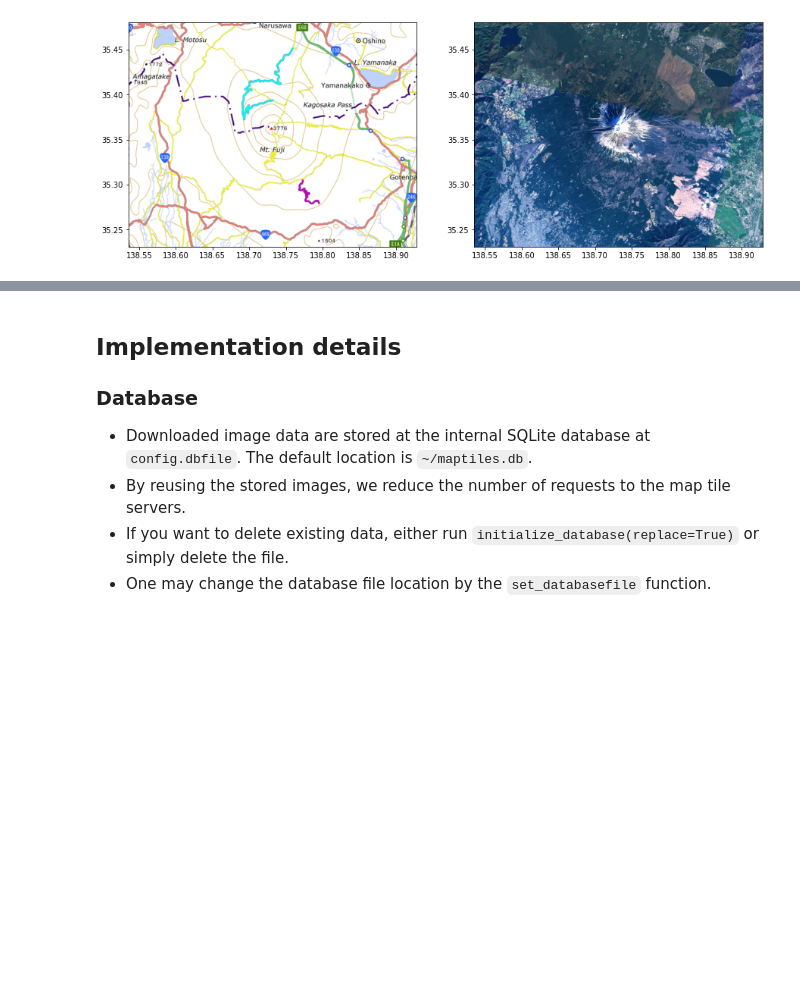
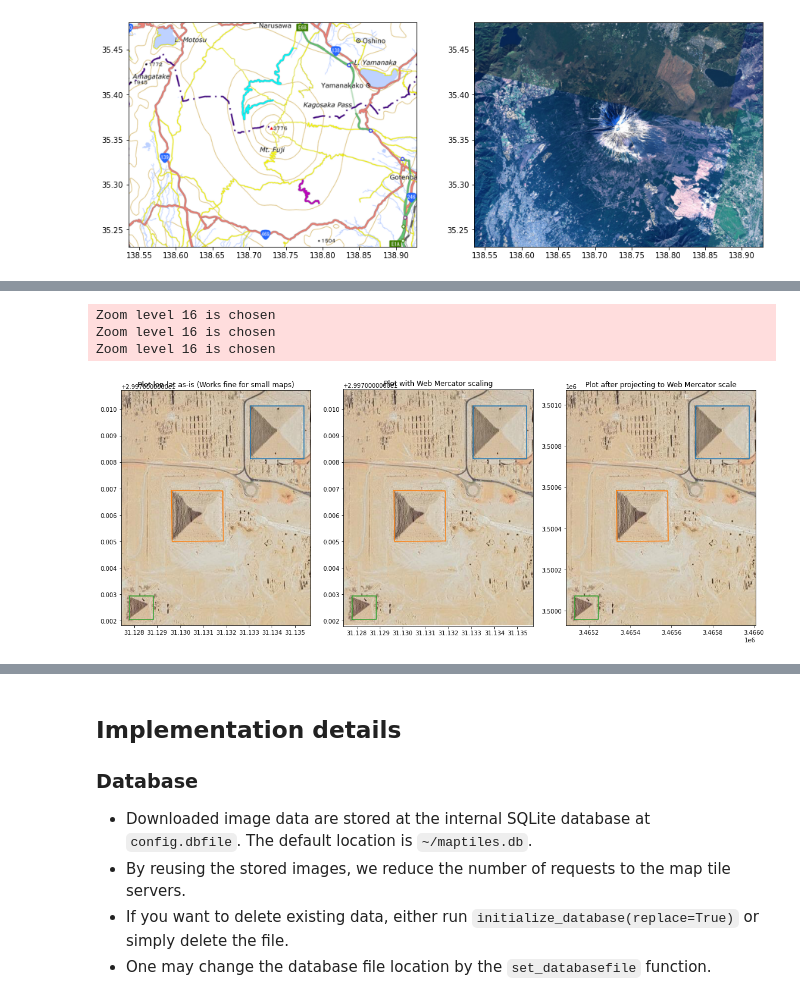
Before and after one commit to kota7/maptiles, a Jupyter notebook: example.ipynb, the cells around one changed output, grey strips where cells are left out. Saved outputs shown, nothing was run; the diff lists cells and outputs as text; code cells hidden in the pictures; blank space fills up the shorter version.

Commit message:
add manual projection example

```diff
--- a/example.ipynb
+++ b/example.ipynb
@@ -196,0 +221,37 @@ Zoom level 11 is chosen
+# %%
+# Small map example
+# Giza's pyramid complex
+import pyproj
+bounds = [31.12743480300903, 29.9806997753276, 31.135662416839596, 29.971834892057622]
+pyramids = ([[31.133075952529907, 31.135404109954834, 31.135404109954834, 31.133075952529907, 31.133075952529907],
+             [29.978119871578528, 29.978119871578528, 29.980131892318944, 29.980131892318944, 29.978119871578528]],
+            [[31.129621267318726, 31.129648089408878, 31.131879687309265, 31.131858229637146, 31.129621267318726],
+             [29.976925650617314, 29.97499720902611, 29.97501579659361, 29.976911710210015, 29.976925650617314]],
+            [[31.127794682979587, 31.128843426704407, 31.128843426704407, 31.127794682979587, 31.127794682979587],
+             [29.97205568264347, 29.97205568264347, 29.972931643919026, 29.972931643919026, 29.97205568264347]])
+def _plot_lines(ax, lines):
+    for p in lines:
+        ax.plot(p[0], p[1])
+
+fig, ax = plt.subplots(1, 3, figsize=(16, 6.4))
+
+draw_map(bounds, ax=ax[0], tile="google_satellite")
+_plot_lines(ax[0], pyramids)
+ax[0].set_title("Plot lon-lat as-is (Works fine for small maps)")
+
+draw_map(bounds, ax=ax[1], tile="google_satellite", scaling=True)
+_plot_lines(ax[1], pyramids)
+ax[1].set_title("Plot with Web Mercator scaling")
+
+draw_map(bounds, ax=ax[2], tile="google_satellite", extent_crs="webmap")
+t = pyproj.Transformer.from_crs("EPSG:4326", "EPSG:3857", always_xy=True)
+pyramids_scaled = [t.transform(p[0], p[1]) for p in pyramids]
+_plot_lines(ax[2], pyramids_scaled)
+ax[2].set_title("Plot after projecting to Web Mercator scale")
+
+fig.tight_layout()
+# %% [output]
+Zoom level 16 is chosen
+Zoom level 16 is chosen
+Zoom level 16 is chosen
+[figure, added]
```
Also changed, not shown: parts of 6 cells of this notebook, 10 other files.
